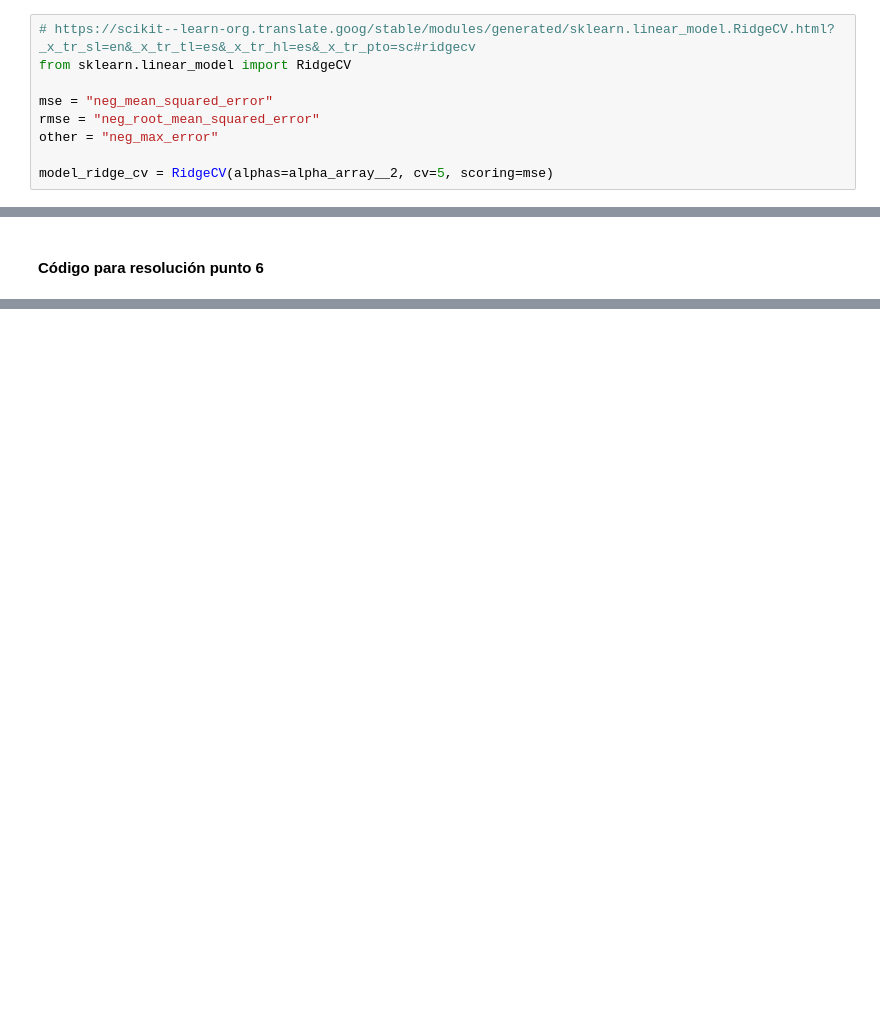
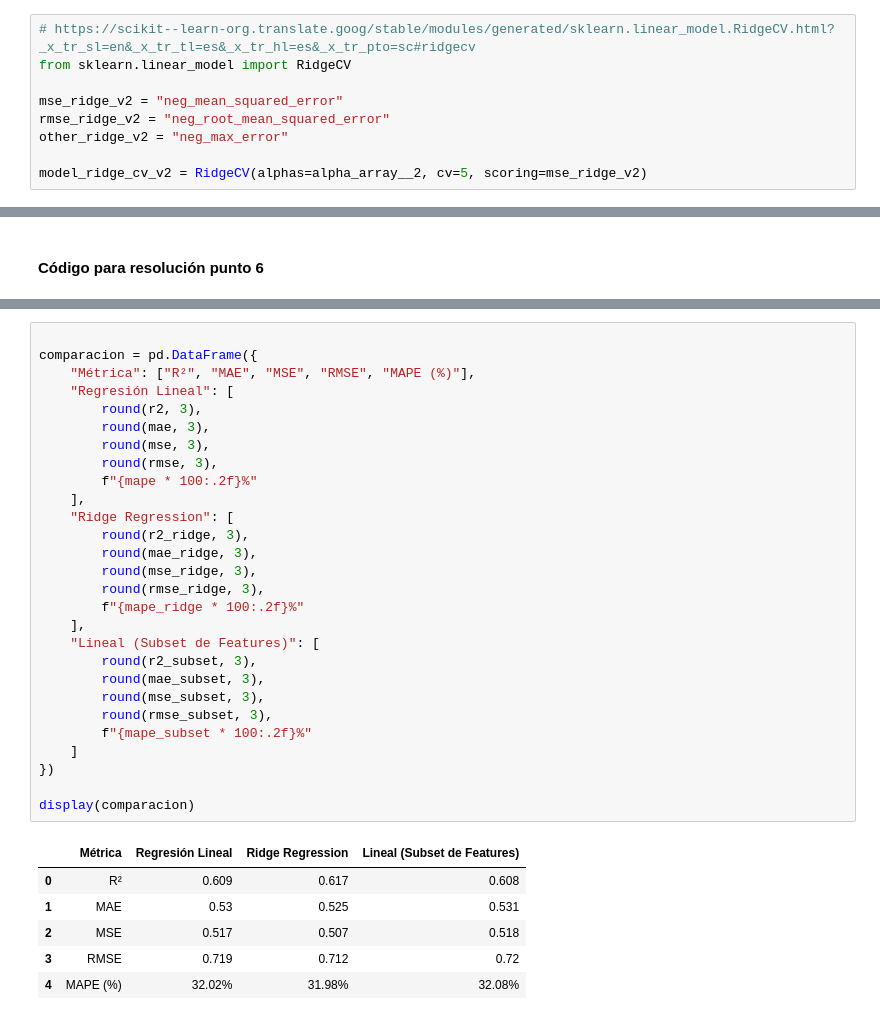
Before and after one commit to gasper-az/intro_ia, a Jupyter notebook: resoluciones_tp/tp_02/resolucion_tp_02.ipynb, the cells around one changed output, grey strips where cells are left out. Saved outputs shown, nothing was run; the diff lists cells and outputs as text; blank space fills up the shorter version.

```diff
--- a/resoluciones_tp/tp_02/resolucion_tp_02.ipynb
+++ b/resoluciones_tp/tp_02/resolucion_tp_02.ipynb
@@ -404,9 +541,9 @@ alpha_array__2 = np.linspace(alpha_min__2, alpha_max__2, alpha_subdivisions__2)
 # https://scikit--learn-org.translate.goog/stable/modules/generated/sklearn.linear_model.RidgeCV.html?_x_tr_sl=en&_x_tr_tl=es&_x_tr_hl=es&_x_tr_pto=sc#ridgecv
 from sklearn.linear_model import RidgeCV
 
-mse = "neg_mean_squared_error"
-rmse = "neg_root_mean_squared_error"
-other = "neg_max_error"
+mse_ridge_v2 = "neg_mean_squared_error"
+rmse_ridge_v2 = "neg_root_mean_squared_error"
+other_ridge_v2 = "neg_max_error"
 
-model_ridge_cv = RidgeCV(alphas=alpha_array__2, cv=5, scoring=mse)
+model_ridge_cv_v2 = RidgeCV(alphas=alpha_array__2, cv=5, scoring=mse_ridge_v2)
 # %%
@@ -528,0 +774,35 @@ Index(['MedInc', 'HouseAge', 'AveRooms', 'AveBedrms', 'Population', 'AveOccup',
+# %%
+
+comparacion = pd.DataFrame({
+    "Métrica": ["R²", "MAE", "MSE", "RMSE", "MAPE (%)"],
+    "Regresión Lineal": [
+        round(r2, 3),
+        round(mae, 3),
+        round(mse, 3),
+        round(rmse, 3),
+        f"{mape * 100:.2f}%"
+    ],
+    "Ridge Regression": [
+        round(r2_ridge, 3),
+        round(mae_ridge, 3),
+        round(mse_ridge, 3),
+        round(rmse_ridge, 3),
+        f"{mape_ridge * 100:.2f}%"
+    ],
+    "Lineal (Subset de Features)": [
+        round(r2_subset, 3),
+        round(mae_subset, 3),
+        round(mse_subset, 3),
+        round(rmse_subset, 3),
+        f"{mape_subset * 100:.2f}%"
+    ]
+})
+
+display(comparacion)
+# %% [output]
+|  | Métrica | Regresión Lineal | Ridge Regression | Lineal (Subset de Features) |
+| 0 | R² | 0.609 | 0.617 | 0.608 |
+| 1 | MAE | 0.53 | 0.525 | 0.531 |
+| 2 | MSE | 0.517 | 0.507 | 0.518 |
+| 3 | RMSE | 0.719 | 0.712 | 0.72 |
+| 4 | MAPE (%) | 32.02% | 31.98% | 32.08% |
```
Also changed, not shown: parts of 43 cells of this notebook.
